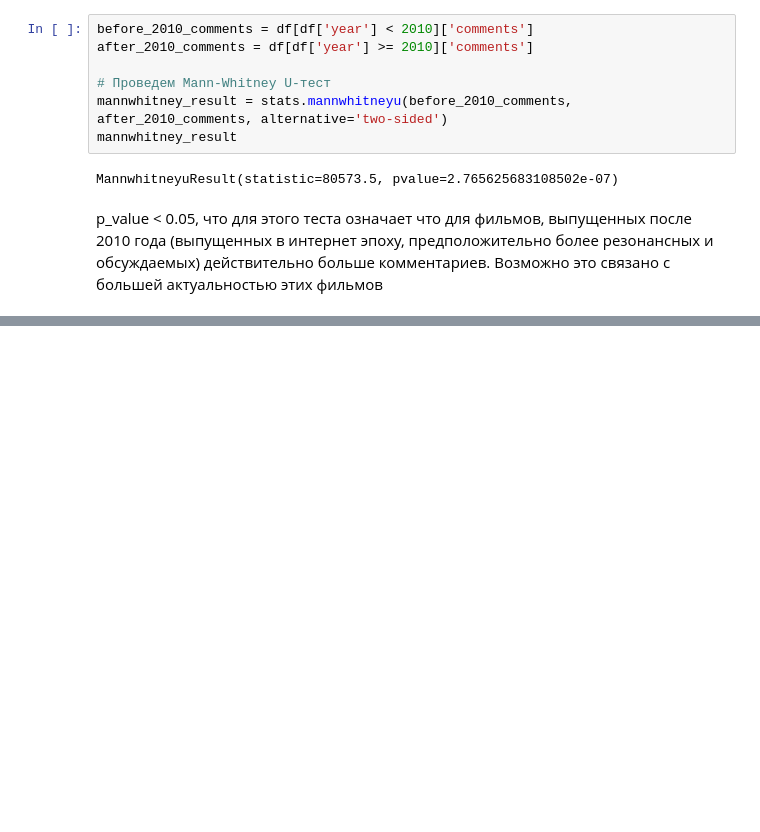
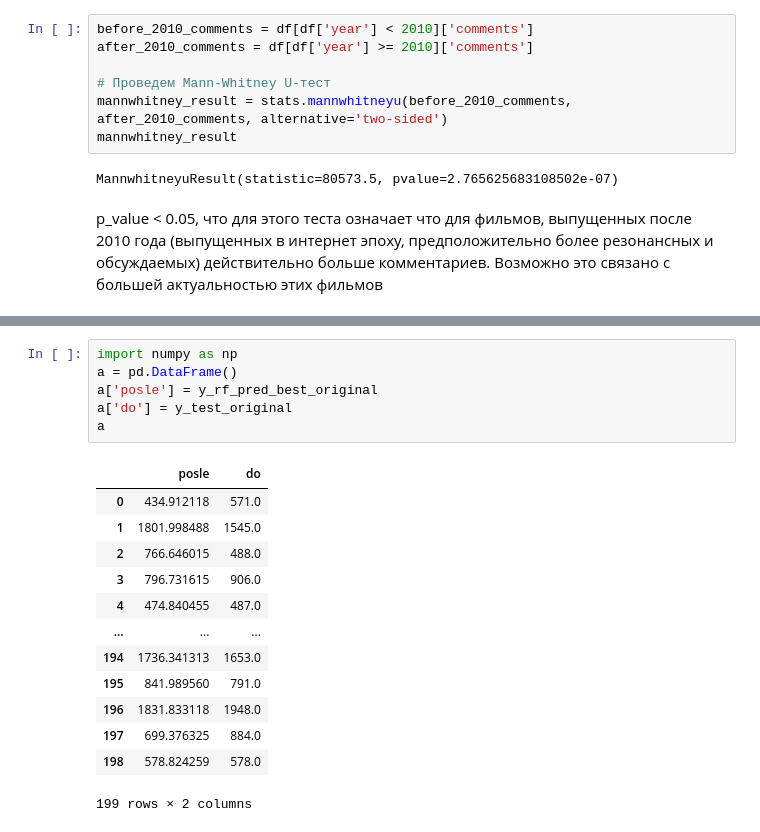
Before and after one commit to vabagd/DS_project_2024, a Jupyter notebook: DS_project_2024_code.ipynb, the cells around one changed output, grey strips where cells are left out. Cells and saved outputs as stored; diff of their text form; blank space fills up the shorter version.

```diff
--- a/DS_project_2024_code.ipynb
+++ b/DS_project_2024_code.ipynb
@@ -555,0 +653,20 @@ p_value < 0.05, что для этого теста означает что дл
+# %%
+import numpy as np
+a = pd.DataFrame()
+a['posle'] = y_rf_pred_best_original
+a['do'] = y_test_original
+a
+# %% [output]
+|  | posle | do |
+| 0 | 434.912118 | 571.0 |
+| 1 | 1801.998488 | 1545.0 |
+| 2 | 766.646015 | 488.0 |
+| 3 | 796.731615 | 906.0 |
+| 4 | 474.840455 | 487.0 |
+| ... | ... | ... |
+| 194 | 1736.341313 | 1653.0 |
+| 195 | 841.989560 | 791.0 |
+| 196 | 1831.833118 | 1948.0 |
+| 197 | 699.376325 | 884.0 |
+| 198 | 578.824259 | 578.0 |
+199 rows × 2 columns
```
Also changed, not shown: parts of 3 cells of this notebook, 1 other file.
